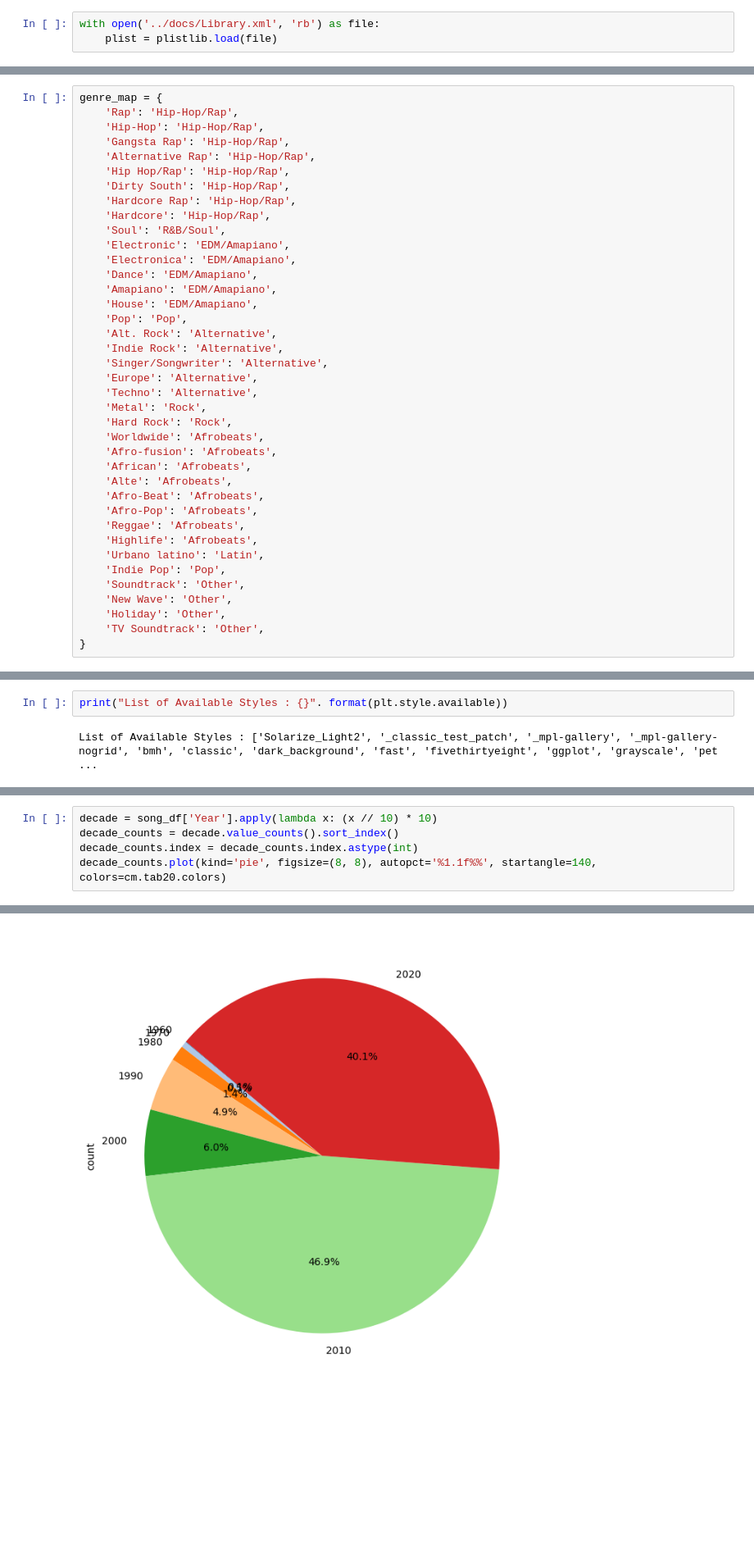
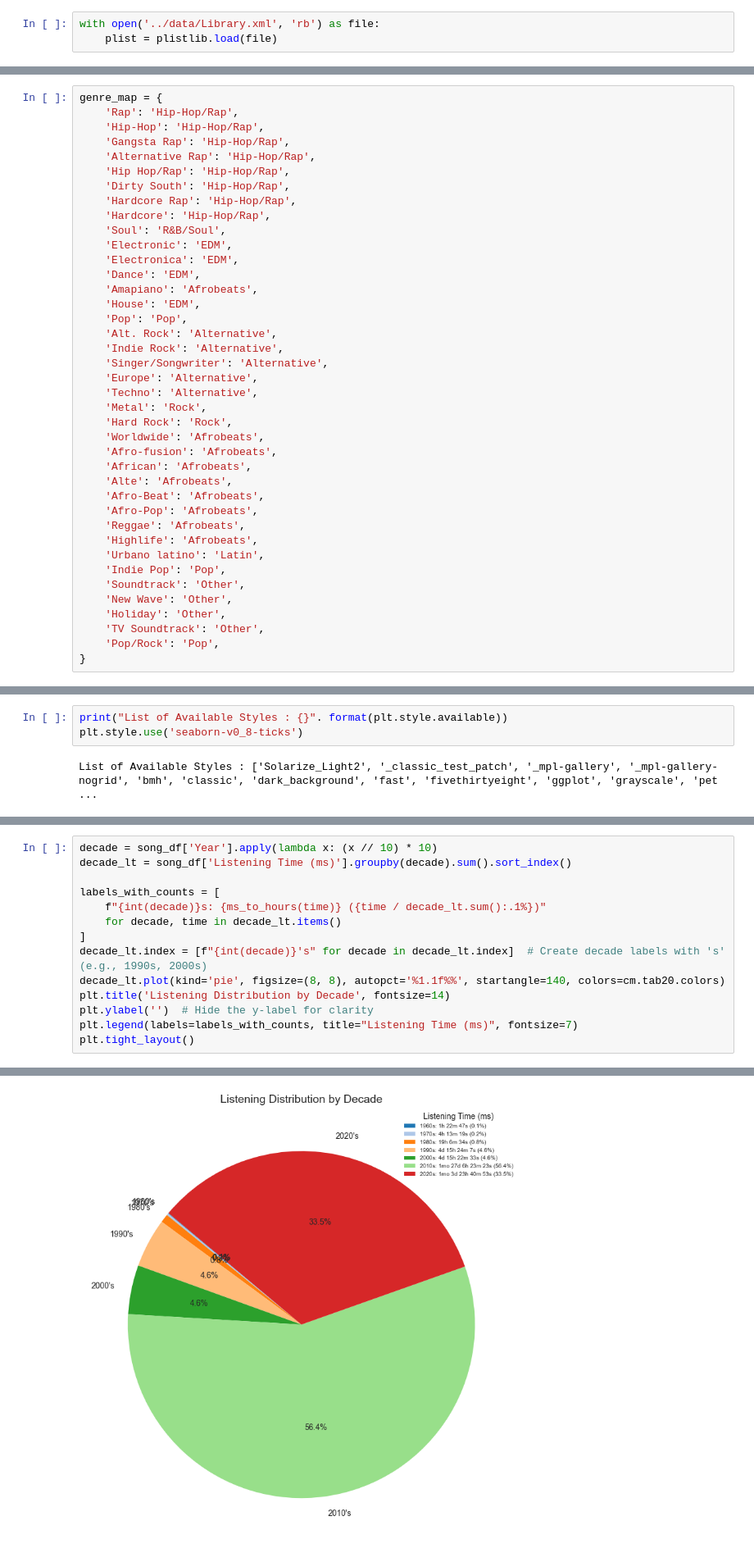
Before and after one commit to mike02ike/Music, a Jupyter notebook: src/library.ipynb, the cells around one changed output, grey strips where cells are left out. Shown at 82% size. Drawn from its saved outputs; the diff is of its cells as text; blank space fills up the shorter version.

Commit message:
Major updates, chart improvements and additions

```diff
--- a/src/library.ipynb
+++ b/src/library.ipynb
@@ -15,4 +16,4 @@ LOAD THE MUSIC LIBRARY
 # %%
-with open('../docs/Library.xml', 'rb') as file:
+with open('../data/Library.xml', 'rb') as file:
     plist = plistlib.load(file)
 # %% [markdown]
@@ -218,11 +285,11 @@ genre_map = {
     'Hardcore Rap': 'Hip-Hop/Rap',
     'Hardcore': 'Hip-Hop/Rap',
     'Soul': 'R&B/Soul',
-    'Electronic': 'EDM/Amapiano',
-    'Electronica': 'EDM/Amapiano',
-    'Dance': 'EDM/Amapiano',
-    'Amapiano': 'EDM/Amapiano',
-    'House': 'EDM/Amapiano',
+    'Electronic': 'EDM',
+    'Electronica': 'EDM',
+    'Dance': 'EDM',
+    'Amapiano': 'Afrobeats',
+    'House': 'EDM',
     'Pop': 'Pop',
     'Alt. Rock': 'Alternative',
     'Indie Rock': 'Alternative',
@@ -245,5 +312,6 @@ genre_map = {
     'New Wave': 'Other',
     'Holiday': 'Other',
     'TV Soundtrack': 'Other',
+    'Pop/Rock': 'Pop',
 }
 # %% [markdown]
@@ -271,4 +345,5 @@ song_df
 # %%
 print("List of Available Styles : {}". format(plt.style.available))
+plt.style.use('seaborn-v0_8-ticks')
 # %% [output]
 List of Available Styles : ['Solarize_Light2', '_classic_test_patch', '_mpl-gallery', '_mpl-gallery-nogrid', 'bmh', 'classic', 'dark_background', 'fast', 'fivethirtyeight', 'ggplot', 'grayscale', 'pet ...
@@ -451,6 +542,15 @@ PLOT SONG COUNTS BY DECADE
 # %%
 decade = song_df['Year'].apply(lambda x: (x // 10) * 10)
-decade_counts = decade.value_counts().sort_index()
-decade_counts.index = decade_counts.index.astype(int)
-decade_counts.plot(kind='pie', figsize=(8, 8), autopct='%1.1f%%', startangle=140, colors=cm.tab20.colors)
+decade_lt = song_df['Listening Time (ms)'].groupby(decade).sum().sort_index()
+
+labels_with_counts = [
+    f"{int(decade)}s: {ms_to_hours(time)} ({time / decade_lt.sum():.1%})"
+    for decade, time in decade_lt.items()
+]
+decade_lt.index = [f"{int(decade)}'s" for decade in decade_lt.index]  # Create decade labels with 's' (e.g., 1990s, 2000s)
+decade_lt.plot(kind='pie', figsize=(8, 8), autopct='%1.1f%%', startangle=140, colors=cm.tab20.colors)
+plt.title('Listening Distribution by Decade', fontsize=14)
+plt.ylabel('')  # Hide the y-label for clarity
+plt.legend(labels=labels_with_counts, title="Listening Time (ms)", fontsize=7)
+plt.tight_layout()
 # %% [output]
@@ -458 +557 @@ decade_counts.plot(kind='pie', figsize=(8, 8), autopct='%1.1f%%', startangle=140
-[figure, old version]
+[figure, new version]
```
Also changed, not shown: parts of 44 cells of this notebook, 2 other files.
